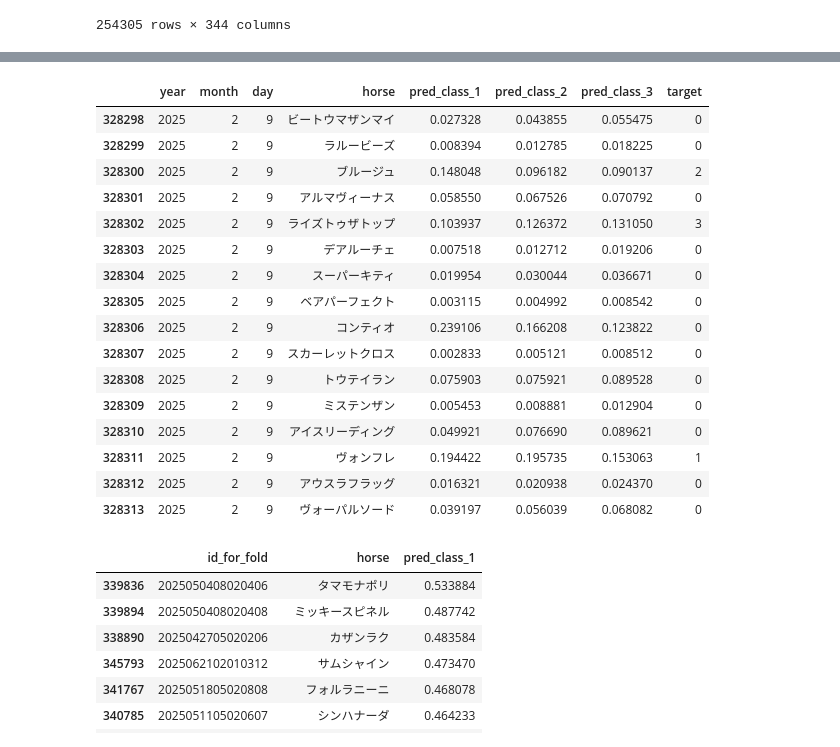
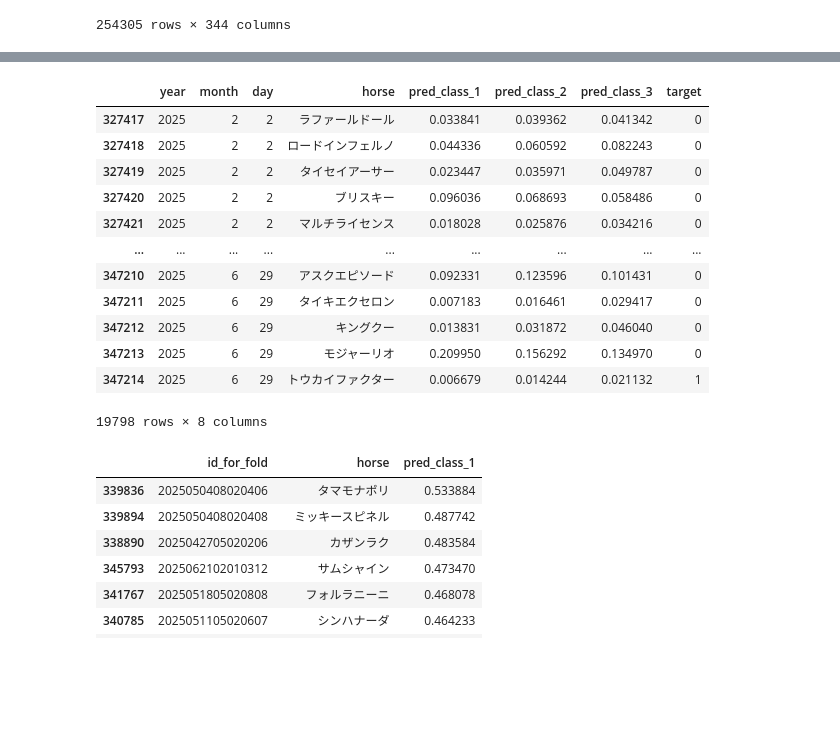
Before and after one commit to NaganagaKen/HORSE_RACING, a Jupyter notebook: Notebook/JV_eda.ipynb, the cells around one changed output, grey strips where cells are left out. Cells and saved outputs as stored; diff of their text form; code cells hidden in the pictures; blank space fills up the shorter version.

```diff
--- a/Notebook/JV_eda.ipynb
+++ b/Notebook/JV_eda.ipynb
@@ -78,6 +75,6 @@ df5[feature_col3]
 | 347214 | -0.767344 | -0.770007 | -0.557515 | -0.838516 | -0.651895 | ... |
 254305 rows × 344 columns
 # %%
-df6, feature_col4 = feature_selector.select_chi2_best(df5, feature_col3)
+df6, feature_col4 = feature_selector.select_from_model(df5, feature_col3)
 df6[feature_col4].head()
 # %% [output]
@@ -122,25 +134,20 @@ auc_score is saved
 # %%
-id = df_pred["id_for_fold"].unique()[60]
-tmp = df_pred[df_pred["id_for_fold"] == id][["year", "month", "day", "horse", "pred_class_1", "pred_class_2", "pred_class_3", "target"]]
+tmp = df_pred[["year", "month", "day", "horse", "pred_class_1", "pred_class_2", "pred_class_3", "target"]]
 tmp
 # %% [output]
 |  | year | month | day | horse | pred_class_1 | pred_class_2 | pred_class_3 | target |
-| 328298 | 2025 | 2 | 9 | ビートウマザンマイ | 0.027328 | 0.043855 | 0.055475 | 0 |
-| 328299 | 2025 | 2 | 9 | ラルービーズ | 0.008394 | 0.012785 | 0.018225 | 0 |
-| 328300 | 2025 | 2 | 9 | ブルージュ | 0.148048 | 0.096182 | 0.090137 | 2 |
-| 328301 | 2025 | 2 | 9 | アルマヴィーナス | 0.058550 | 0.067526 | 0.070792 | 0 |
-| 328302 | 2025 | 2 | 9 | ライズトゥザトップ | 0.103937 | 0.126372 | 0.131050 | 3 |
-| 328303 | 2025 | 2 | 9 | デアルーチェ | 0.007518 | 0.012712 | 0.019206 | 0 |
-| 328304 | 2025 | 2 | 9 | スーパーキティ | 0.019954 | 0.030044 | 0.036671 | 0 |
-| 328305 | 2025 | 2 | 9 | ベアパーフェクト | 0.003115 | 0.004992 | 0.008542 | 0 |
-| 328306 | 2025 | 2 | 9 | コンティオ | 0.239106 | 0.166208 | 0.123822 | 0 |
-| 328307 | 2025 | 2 | 9 | スカーレットクロス | 0.002833 | 0.005121 | 0.008512 | 0 |
-| 328308 | 2025 | 2 | 9 | トウテイラン | 0.075903 | 0.075921 | 0.089528 | 0 |
-| 328309 | 2025 | 2 | 9 | ミステンザン | 0.005453 | 0.008881 | 0.012904 | 0 |
-| 328310 | 2025 | 2 | 9 | アイスリーディング | 0.049921 | 0.076690 | 0.089621 | 0 |
-| 328311 | 2025 | 2 | 9 | ヴォンフレ | 0.194422 | 0.195735 | 0.153063 | 1 |
-| 328312 | 2025 | 2 | 9 | アウスラフラッグ | 0.016321 | 0.020938 | 0.024370 | 0 |
-| 328313 | 2025 | 2 | 9 | ヴォーパルソード | 0.039197 | 0.056039 | 0.068082 | 0 |
+| 327417 | 2025 | 2 | 2 | ラファールドール | 0.033841 | 0.039362 | 0.041342 | 0 |
+| 327418 | 2025 | 2 | 2 | ロードインフェルノ | 0.044336 | 0.060592 | 0.082243 | 0 |
+| 327419 | 2025 | 2 | 2 | タイセイアーサー | 0.023447 | 0.035971 | 0.049787 | 0 |
+| 327420 | 2025 | 2 | 2 | ブリスキー | 0.096036 | 0.068693 | 0.058486 | 0 |
+| 327421 | 2025 | 2 | 2 | マルチライセンス | 0.018028 | 0.025876 | 0.034216 | 0 |
+| ... | ... | ... | ... | ... | ... | ... | ... | ... |
+| 347210 | 2025 | 6 | 29 | アスクエピソード | 0.092331 | 0.123596 | 0.101431 | 0 |
+| 347211 | 2025 | 6 | 29 | タイキエクセロン | 0.007183 | 0.016461 | 0.029417 | 0 |
+| 347212 | 2025 | 6 | 29 | キングクー | 0.013831 | 0.031872 | 0.046040 | 0 |
+| 347213 | 2025 | 6 | 29 | モジャーリオ | 0.209950 | 0.156292 | 0.134970 | 0 |
+| 347214 | 2025 | 6 | 29 | トウカイファクター | 0.006679 | 0.014244 | 0.021132 | 1 |
+19798 rows × 8 columns
 # %%
 tmp = df_pred[["id_for_fold", "horse", "pred_class_1"]].sort_values("pred_class_1", ascending=False)
 tmp.head(10)
```
Also changed, not shown: parts of 4 cells of this notebook, 3 other files.
